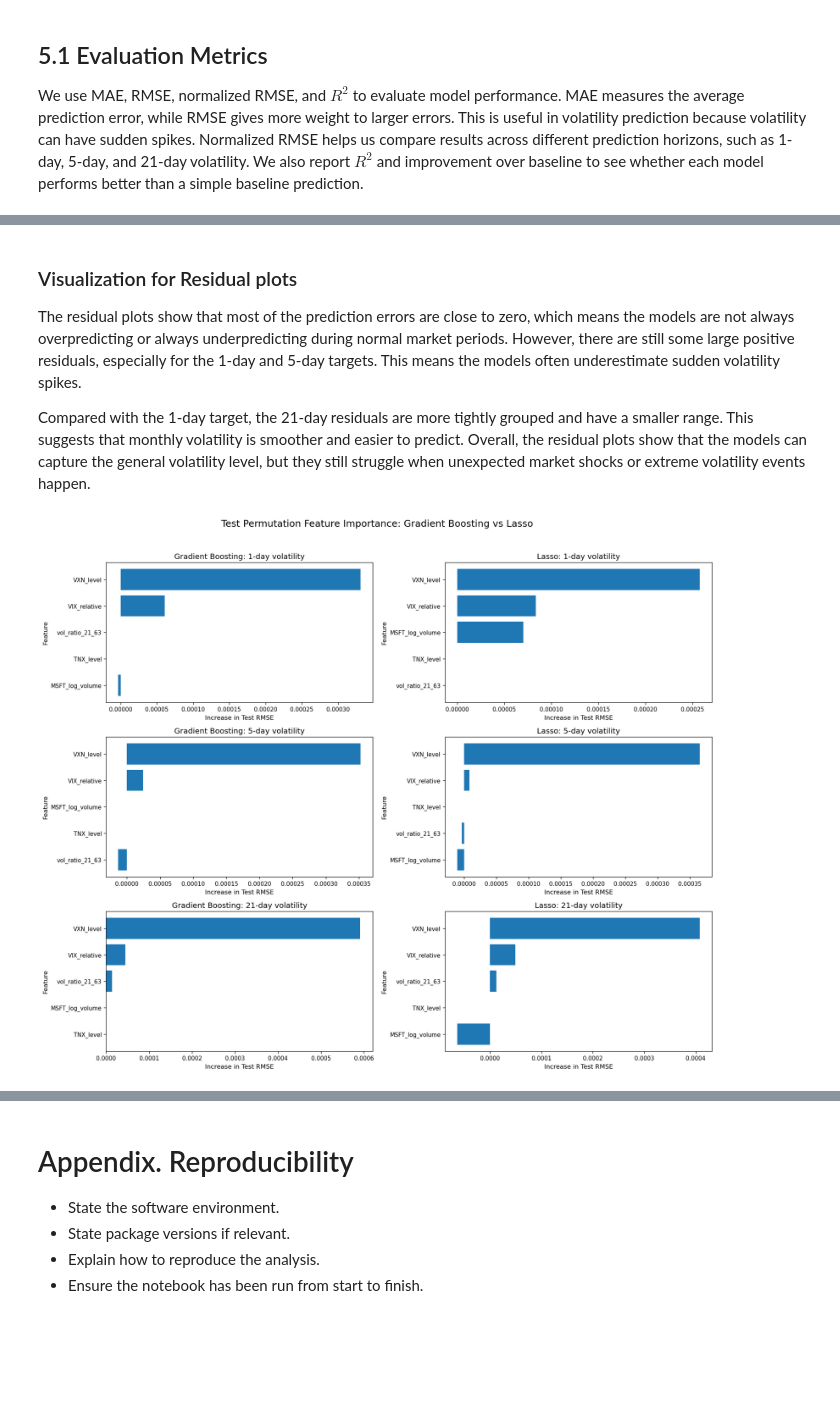
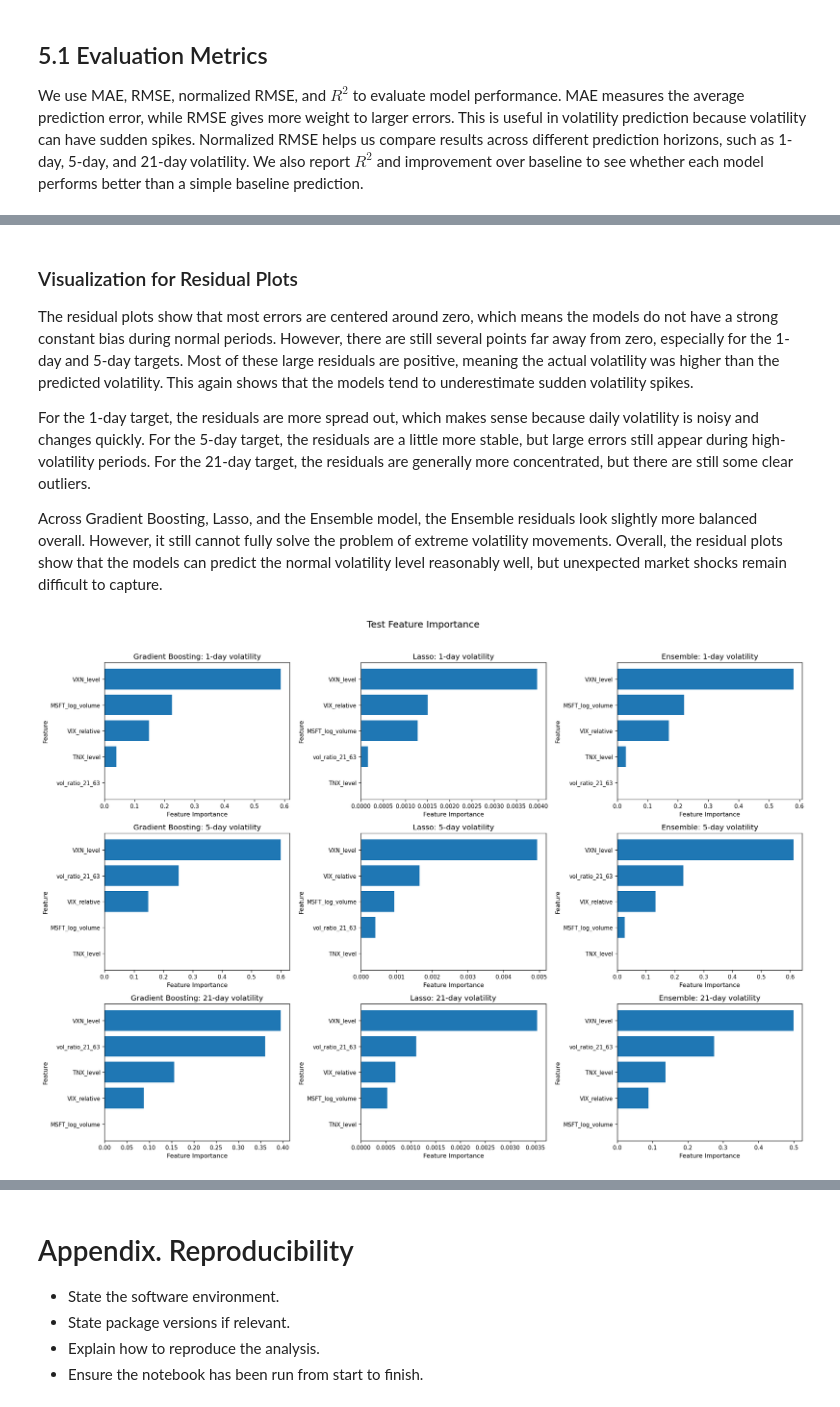
Before and after one commit to Emmaxustar/msft-volatility-prediction, a Jupyter notebook: CFRM521_project_final (1).ipynb, the cells around one changed output, grey strips where cells are left out. Saved outputs shown, nothing was run; the diff lists cells and outputs as text; code cells hidden in the pictures; blank space fills up the shorter version.

```diff
--- a/CFRM521_project_final (1).ipynb
+++ b/CFRM521_project_final (1).ipynb
@@ -2077,20 +2490,24 @@ For the 21-day volatility target, both models capture the overall trend of MSFT
 # %%
 # Test Visualization Results
-# Residual Plots
+# Residual Plots for Gradient Boosting, Lasso, and Ensemble
 
-test_targets_only = {
-    "1-day volatility": y_test_1d,
-    "5-day volatility": y_test_5d,
-    "21-day volatility": y_test_21d
+model_dicts = {
+    "Gradient Boosting": best_gb_models,
+    "Lasso": best_lasso_models
 }
 
-test_residuals = plot_residuals_side_by_side(
-    left_models=best_gb_models,
-    right_models=best_lasso_models,
+model_names = [
+    "Gradient Boosting",
+    "Lasso",
+    "Ensemble"
+]
+
+test_residuals = plot_residuals_three_models(
+    model_dicts=model_dicts,
+    model_names=model_names,
     targets=test_targets_only,
     X_test_final=X_test_scaled,
-    left_model_name="Gradient Boosting",
-    right_model_name="Lasso",
+    best_ensemble_weights=best_ensemble_weights,
     dataset_name="Test"
 )
 # %% [output]
@@ -2098,26 +2515,26 @@ test_residuals = plot_residuals_side_by_side(
 # %% [markdown]
-### Visualization for Residual plots
+### Visualization for Residual Plots
 
-The residual plots show that most of the prediction errors are close to zero, which means the models are not always overpredicting or always underpredicting during normal market periods. However, there are still some large positive residuals, especially for the 1-day and 5-day targets. This means the models often underestimate sudden volatility spikes.
+The residual plots show that most errors are centered around zero, which means the models do not have a strong constant bias during normal periods. However, there are still several points far away from zero, especially for the 1-day and 5-day targets. Most of these large residuals are positive, meaning the actual volatility was higher than the predicted volatility. This again shows that the models tend to underestimate sudden volatility spikes.
 
-Compared with the 1-day target, the 21-day residuals are more tightly grouped and have a smaller range. This suggests that monthly volatility is smoother and easier to predict. Overall, the residual plots show that the models can capture the general volatility level, but they still struggle when unexpected market shocks or extreme volatility events happen.
+For the 1-day target, the residuals are more spread out, which makes sense because daily volatility is noisy and changes quickly. For the 5-day target, the residuals are a little more stable, but large errors still appear during high-volatility periods. For the 21-day target, the residuals are generally more concentrated, but there are still some clear outliers.
+
+Across Gradient Boosting, Lasso, and the Ensemble model, the Ensemble residuals look slightly more balanced overall. However, it still cannot fully solve the problem of extreme volatility movements. Overall, the residual plots show that the models can predict the normal volatility level reasonably well, but unexpected market shocks remain difficult to capture.
 # %%
 # Test Visualization Results
-# Permutation Feature Importance Plots
+# Feature Importance for Gradient Boosting, Lasso, and Ensemble
 
-test_importance = plot_importance_side_by_side(
-    left_models=best_gb_models,
-    right_models=best_lasso_models,
+test_importance = plot_basic_importance_three_models(
+    model_dicts=model_dicts,
+    model_names=model_names,
     targets=test_targets_only,
-    X_test_final=X_test_scaled,
-    final_feature_cols=top5_features,
-    left_model_name="Gradient Boosting",
-    right_model_name="Lasso",
+    feature_cols=top5_features,
+    best_ensemble_weights=best_ensemble_weights,
     top_n=5,
     dataset_name="Test"
 )
 # %% [output]
-[figure, old version]
+[figure, new version]
 # %% [markdown]
 ### Visualization for Feature Importance
 
```
Also changed, not shown: parts of 25 cells of this notebook.
